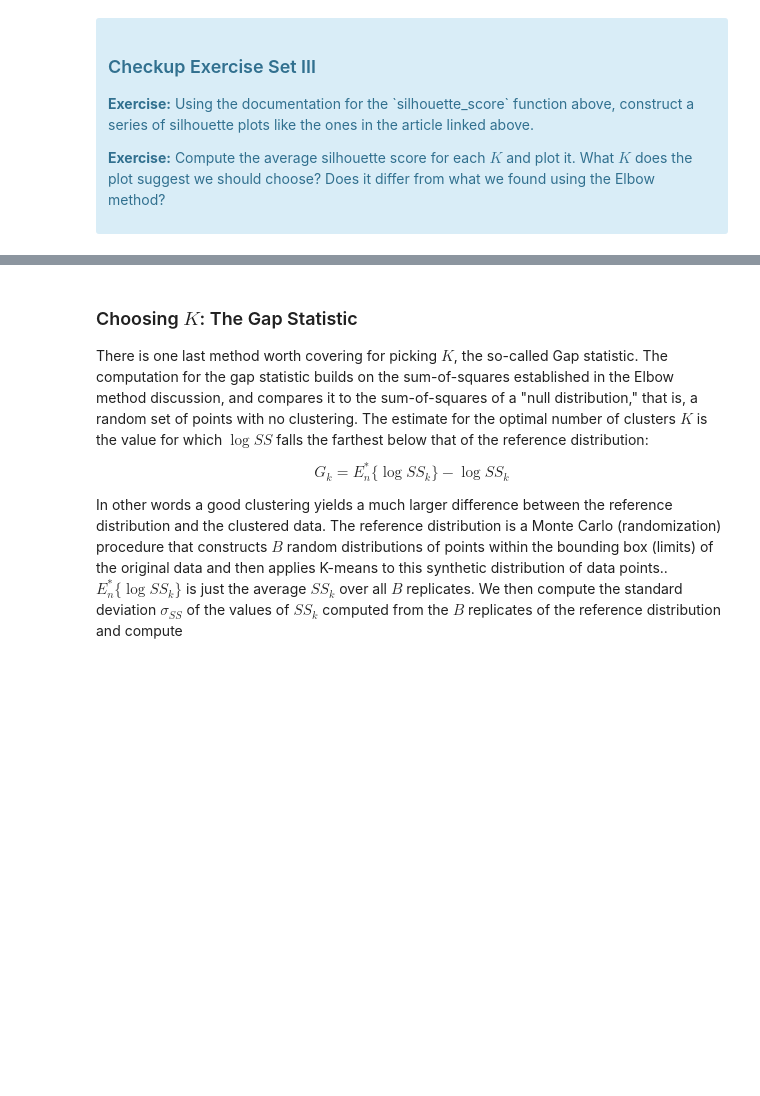
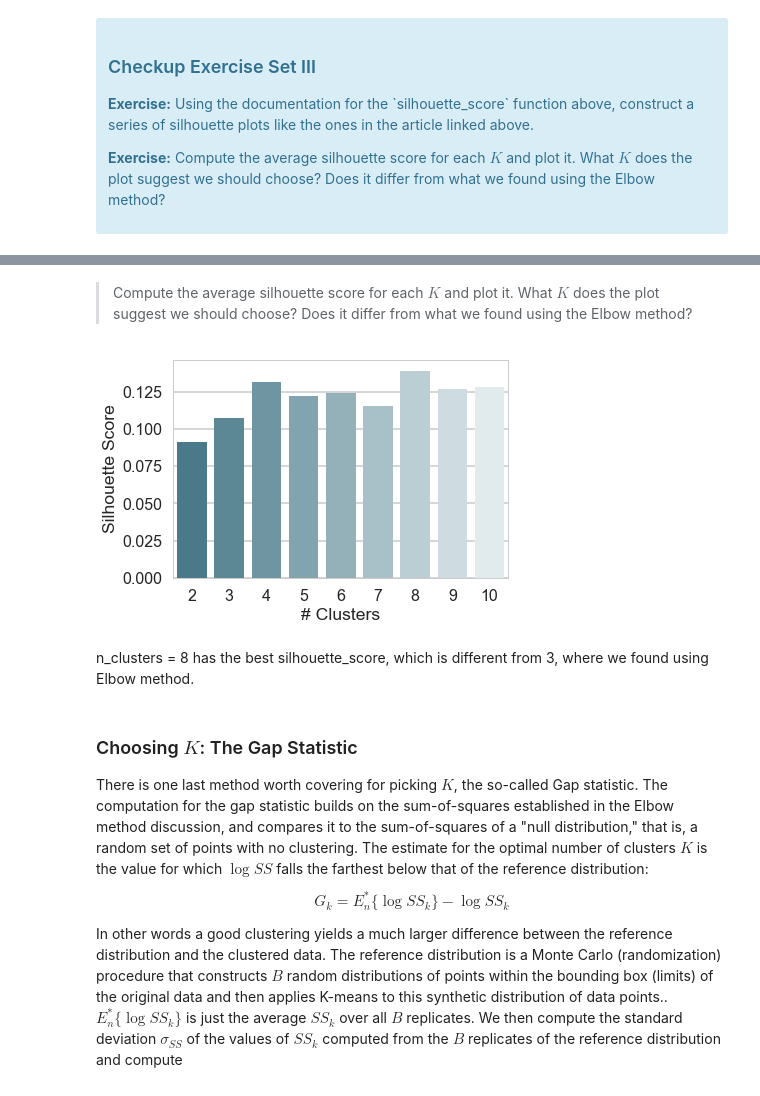
Before and after one commit to nicolechao/springboard-data-science, a Jupyter notebook: Mini Projects and Exercises/Clustering Customer Segmentation/Mini_Project_Clustering.ipynb, the cells around one changed output, grey strips where cells are left out. Saved outputs shown, nothing was run; the diff lists cells and outputs as text; code cells hidden in the pictures; blank space fills up the shorter version.

```diff
--- a/Mini Projects and Exercises/Clustering Customer Segmentation/Mini_Project_Clustering.ipynb
+++ b/Mini Projects and Exercises/Clustering Customer Segmentation/Mini_Project_Clustering.ipynb
@@ -210,3 +294,14 @@ Fortunately, scikit-learn provides a function to compute this for us (phew!) cal
+# %% [markdown]
+> Compute the average silhouette score for each $K$ and plot it. What $K$ does the plot suggest we should choose? Does it differ from what we found using the Elbow method?
+# %%
+sns.barplot(x = ks, y = silhouette_avgs)
+plt.xlabel('# Clusters')
+plt.ylabel('Silhouette Score')
+plt.show()
+# %% [output]
+[figure, added]
+# %% [markdown]
+n_clusters = 8 has the best silhouette_score, which is different from 3, where we found using Elbow method.
 # %% [markdown]
 ### Choosing $K$: The Gap Statistic
 
```
Also changed, not shown: parts of 7 cells of this notebook.
